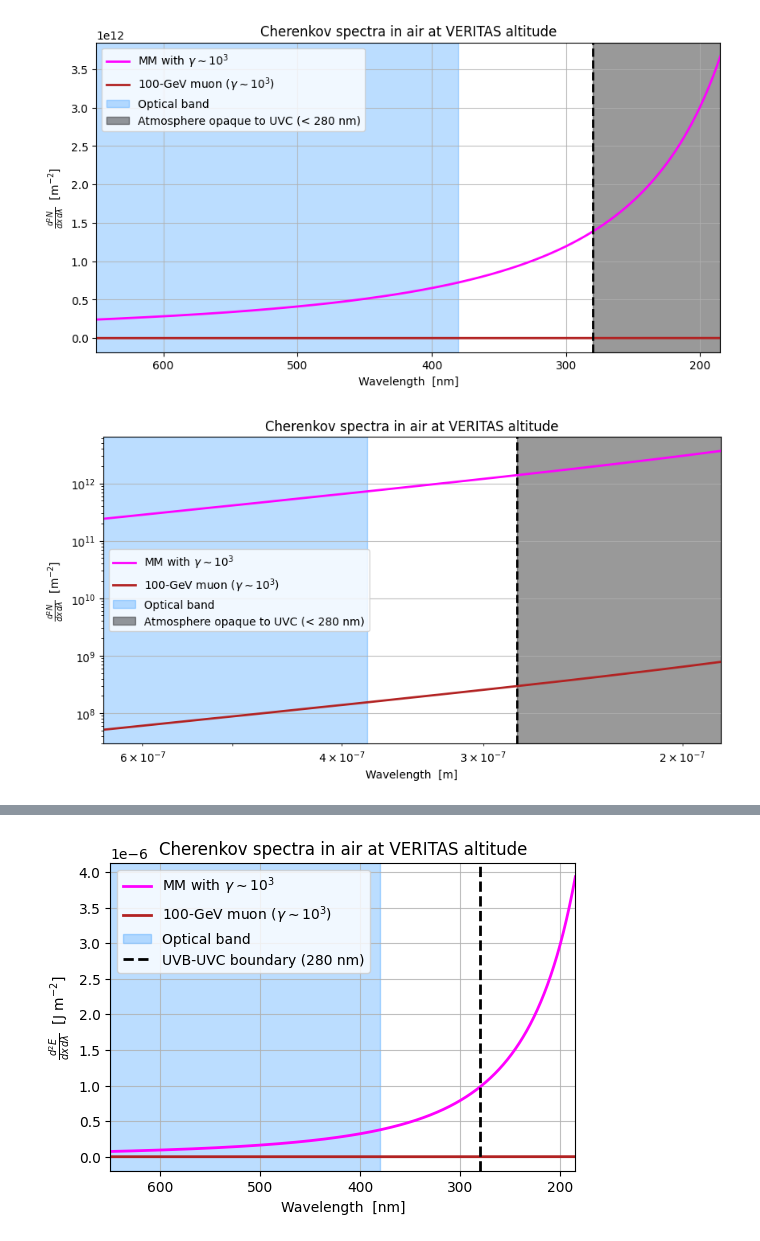
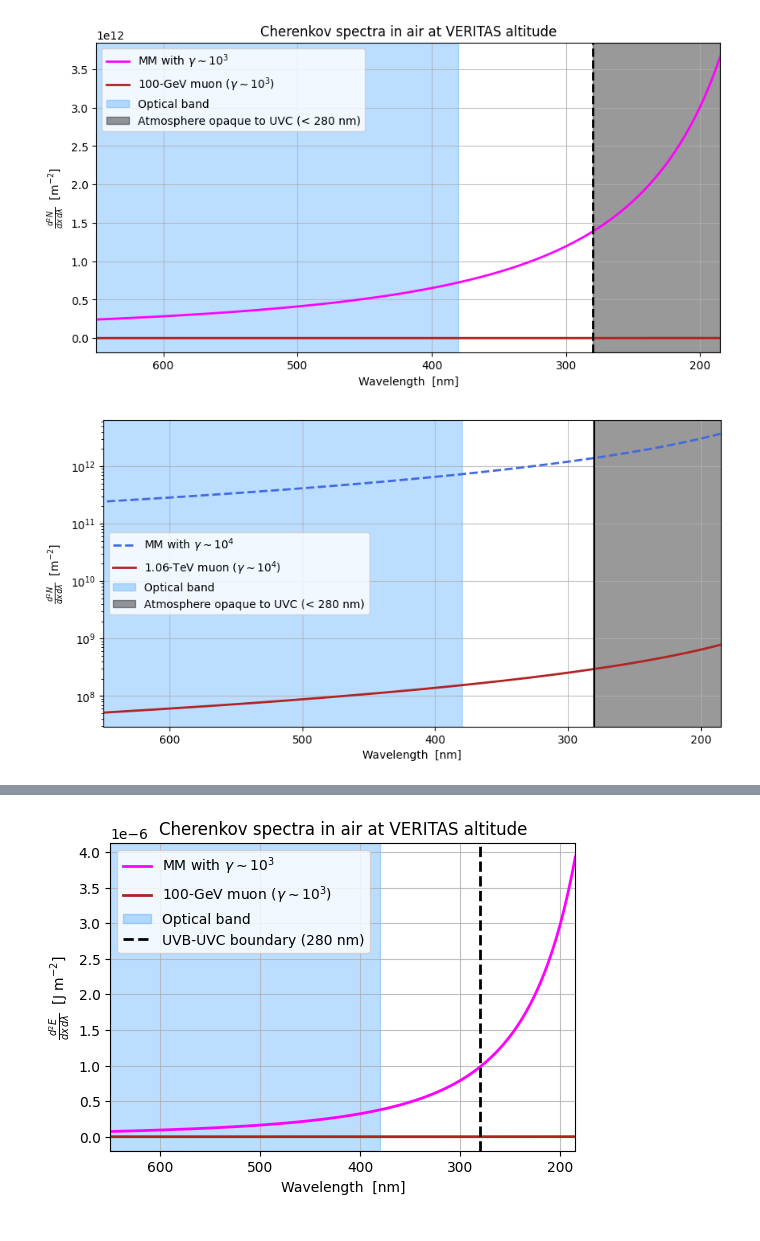
Before and after one commit to leandrorizk/magnetic_monopoles, a Jupyter notebook: cherenkov_spectra/spectra_PMT_range_wavelengths.ipynb, the cells around one changed output, grey strips where cells are left out. Saved outputs shown, nothing was run; the diff lists cells and outputs as text; code cells hidden in the pictures.

```diff
--- a/cherenkov_spectra/spectra_PMT_range_wavelengths.ipynb
+++ b/cherenkov_spectra/spectra_PMT_range_wavelengths.ipynb
@@ -361,3 +385,6 @@ beta_MM = get_beta(E=1e11 * u.GeV.to(u.J), m=(1e8 * c.c**-2 *u.GeV).to(u.kg).val
 beta_MM
 # %% [output]
 0.999999499999875
+# %%
+gam = 1e4
+beta_MM_1e4 = (1 - gam**-2) ** 0.5
@@ -389,24 +420,28 @@ plt.show()
 # %%
 plt.figure(figsize=(10, 5))
 
-plt.plot(lams, d2Ndxdlam_MM(lams, beta_MM), c='fuchsia', lw=2, label=r'MM with $\gamma \sim 10^3$')
-plt.plot(lams, d2Ndxdlam(lams, betas[-2]), c='firebrick', lw=2, label=r'100-GeV muon ($\gamma \sim 10^3$)')
+plt.plot(lams, d2Ndxdlam_MM(lams, beta_MM_1e4), c='royalblue', lw=2, ls='--', label=r'MM with $\gamma \sim 10^4$')
+plt.plot(lams, d2Ndxdlam(lams, beta_MM_1e4), c='firebrick', lw=2, label=r'1.06-TeV muon ($\gamma \sim 10^4$)')
 plt.axvspan(blue_UV, PMT_max, color='dodgerblue', alpha=0.3, label='Optical band')
 plt.axvspan(PMT_min, UVB_UVC, color='black', alpha=0.4, label='Atmosphere opaque to UVC (< 280 nm)')
-plt.axvline(x=UVB_UVC, color='black', ls='--', lw=2)
+plt.axvline(x=UVB_UVC, color='black', ls='-', lw=1.5)
 
 plt.grid(alpha=0.8)
-plt.xlabel('Wavelength  [m]')
+plt.xlabel('Wavelength  [nm]')
 plt.ylabel(r'$\frac{d^2N}{dx\,d\lambda}$  [m$^{-2}$]')
-plt.title('Cherenkov spectra in air at VERITAS altitude')
+# plt.title('Cherenkov spectra in air at VERITAS altitude')
 
-plt.xscale('log')
+# plt.xscale('log')
 plt.yscale('log')
+
+ticks = ax.xaxis.axes.get_xticks()
+ticks_nm = [int(tick * 1e9) for tick in ticks]
+plt.xticks(ticks=ticks, labels=ticks_nm)
 
 # plt.xlim(PMT_min, PMT_max)
 plt.xlim(PMT_max, PMT_min)
 
 plt.legend()
 plt.show()
 # %% [output]
-[figure, old version]
+[figure, new version]
```
Also changed, not shown: parts of 14 cells of this notebook, 7 other files.
